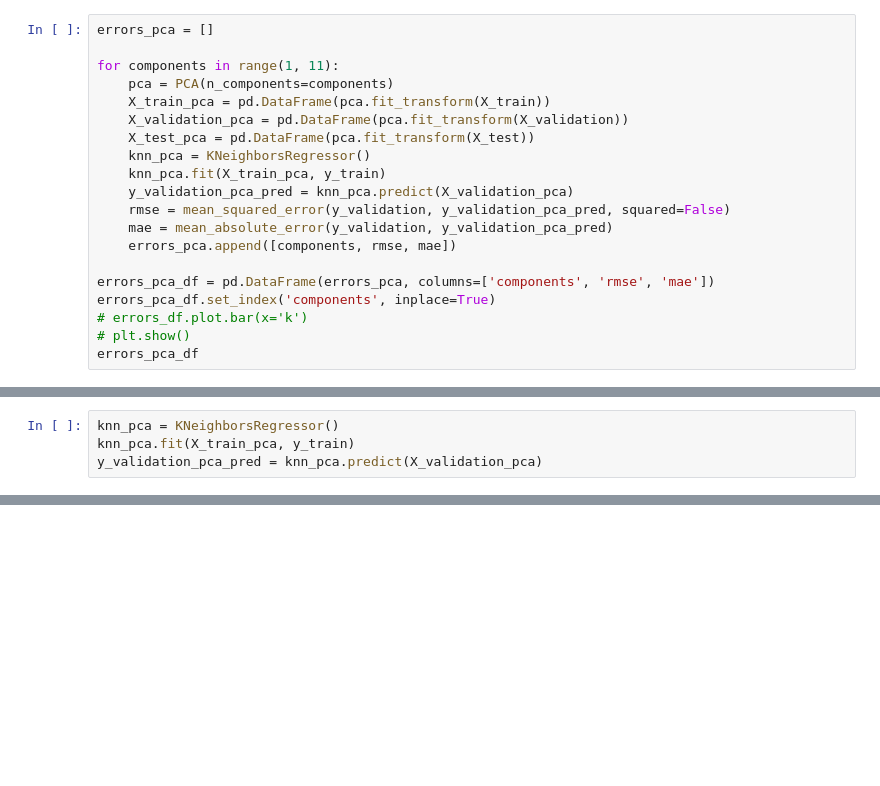
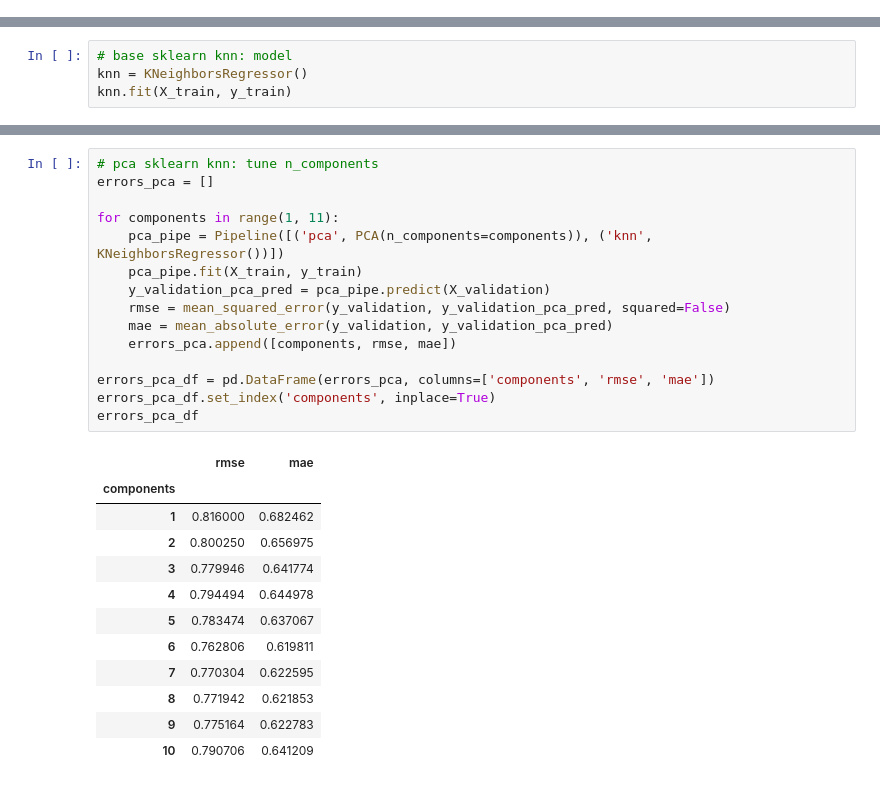
Before and after one commit to hscottvo/CS235-Project, a Jupyter notebook: knn.ipynb, the cells around one changed output, grey strips where cells are left out. Saved outputs shown, nothing was run; the diff lists cells and outputs as text; blank space fills up the shorter version.

```diff
--- a/knn.ipynb
+++ b/knn.ipynb
@@ -105,20 +0,0 @@ knn_scores['test_r2'].mean()
-# %%
-errors_pca = []
-
-for components in range(1, 11):
-    pca = PCA(n_components=components)
-    X_train_pca = pd.DataFrame(pca.fit_transform(X_train))
-    X_validation_pca = pd.DataFrame(pca.fit_transform(X_validation))
-    X_test_pca = pd.DataFrame(pca.fit_transform(X_test))
-    knn_pca = KNeighborsRegressor()
-    knn_pca.fit(X_train_pca, y_train)
-    y_validation_pca_pred = knn_pca.predict(X_validation_pca)
-    rmse = mean_squared_error(y_validation, y_validation_pca_pred, squared=False)
-    mae = mean_absolute_error(y_validation, y_validation_pca_pred)
-    errors_pca.append([components, rmse, mae])
-
-errors_pca_df = pd.DataFrame(errors_pca, columns=['components', 'rmse', 'mae'])
-errors_pca_df.set_index('components', inplace=True)
-# errors_df.plot.bar(x='k')
-# plt.show()
-errors_pca_df
@@ -143,4 +0,0 @@ X_test_pca = pd.DataFrame(pca.fit_transform(X_test))
-# %%
-knn_pca = KNeighborsRegressor()
-knn_pca.fit(X_train_pca, y_train)
-y_validation_pca_pred = knn_pca.predict(X_validation_pca)
@@ -321,0 +82,4 @@ print(mae)
+# %%
+# base sklearn knn: model
+knn = KNeighborsRegressor()
+knn.fit(X_train, y_train)
@@ -321,0 +115,28 @@ print(mae)
+# %%
+# pca sklearn knn: tune n_components
+errors_pca = []
+
+for components in range(1, 11):
+    pca_pipe = Pipeline([('pca', PCA(n_components=components)), ('knn', KNeighborsRegressor())])
+    pca_pipe.fit(X_train, y_train)
+    y_validation_pca_pred = pca_pipe.predict(X_validation)
+    rmse = mean_squared_error(y_validation, y_validation_pca_pred, squared=False)
+    mae = mean_absolute_error(y_validation, y_validation_pca_pred)
+    errors_pca.append([components, rmse, mae])
+
+errors_pca_df = pd.DataFrame(errors_pca, columns=['components', 'rmse', 'mae'])
+errors_pca_df.set_index('components', inplace=True)
+errors_pca_df
+# %% [output]
+|  | rmse | mae |
+| components |  |  |
+| 1 | 0.816000 | 0.682462 |
+| 2 | 0.800250 | 0.656975 |
+| 3 | 0.779946 | 0.641774 |
+| 4 | 0.794494 | 0.644978 |
+| 5 | 0.783474 | 0.637067 |
+| 6 | 0.762806 | 0.619811 |
+| 7 | 0.770304 | 0.622595 |
+| 8 | 0.771942 | 0.621853 |
+| 9 | 0.775164 | 0.622783 |
+| 10 | 0.790706 | 0.641209 |
```
Also changed, not shown: parts of 73 cells of this notebook.
